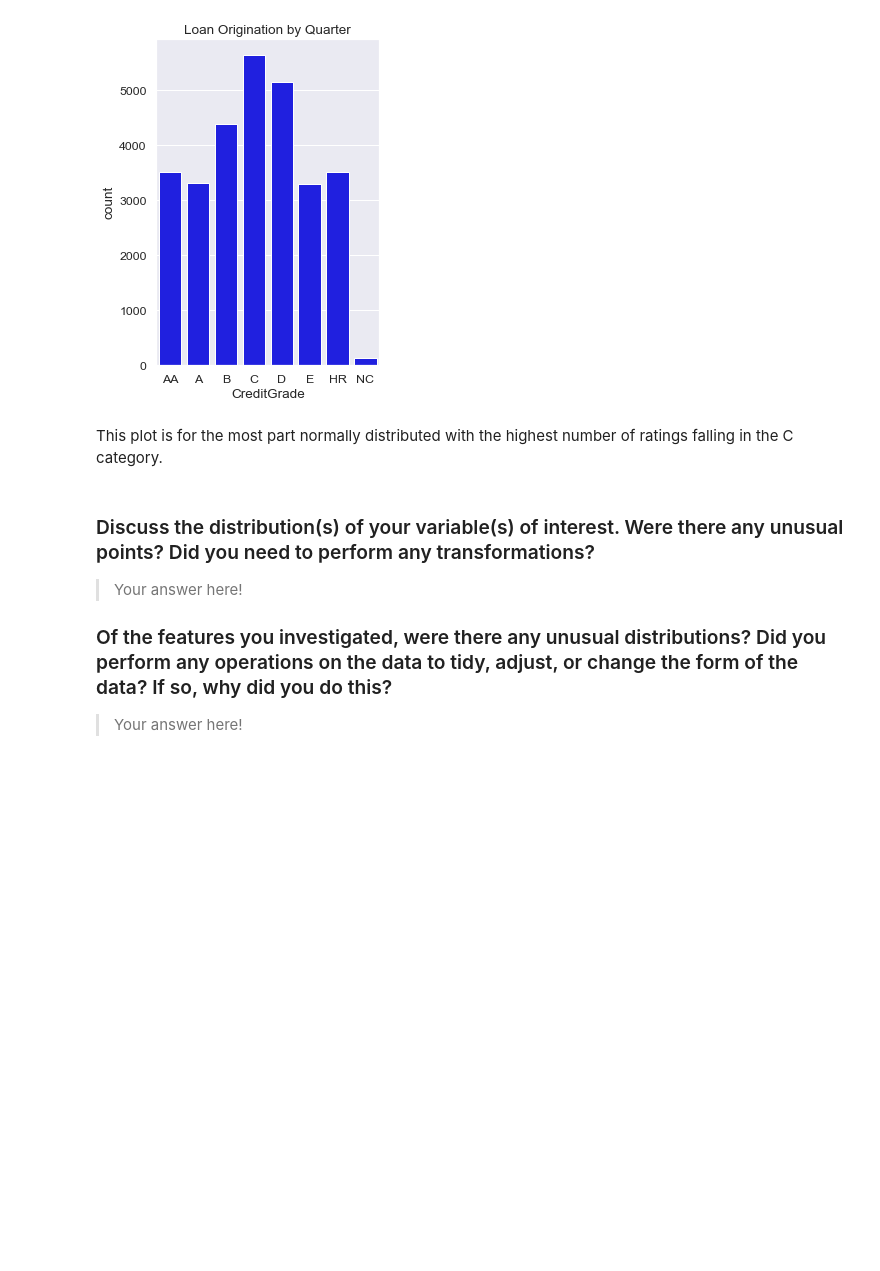
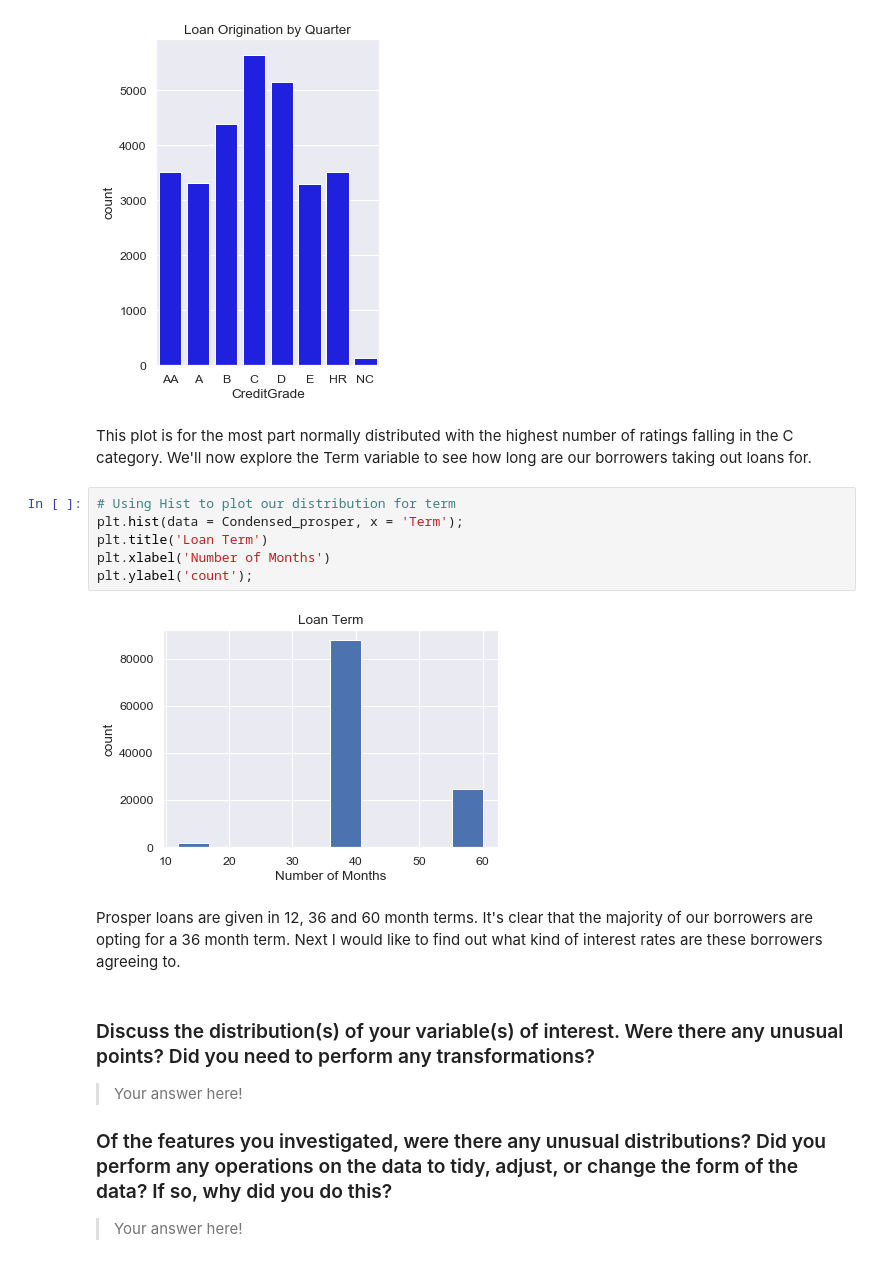
Before and after one commit to justinolgui/Communicate-Data-Findings, a Jupyter notebook: exploration_template.ipynb, the cells around one changed output. Saved outputs shown, nothing was run; the diff lists cells and outputs as text; blank space fills up the shorter version.

Commit message:
Added Term Distribution

```diff
--- a/exploration_template.ipynb
+++ b/exploration_template.ipynb
@@ -231,6 +231,17 @@ plt.title('Loan Origination by Quarter');
 [figure]
 # %% [markdown]
 This plot is for the most part normally distributed with the highest number of ratings falling in the C category.
+We'll now explore the Term variable to see how long are our borrowers taking out loans for.
+# %%
+# Using Hist to plot our distribution for term
+plt.hist(data = Condensed_prosper, x = 'Term');
+plt.title('Loan Term')
+plt.xlabel('Number of Months')
+plt.ylabel('count');
+# %% [output]
+[figure, added]
+# %% [markdown]
+Prosper loans are given in 12, 36 and 60 month terms. It's clear that the majority of our borrowers are opting for a 36 month term. Next I would like to find out what kind of interest rates are these borrowers agreeing to.
 # %% [markdown]
 ### Discuss the distribution(s) of your variable(s) of interest. Were there any unusual points? Did you need to perform any transformations?
 
```
